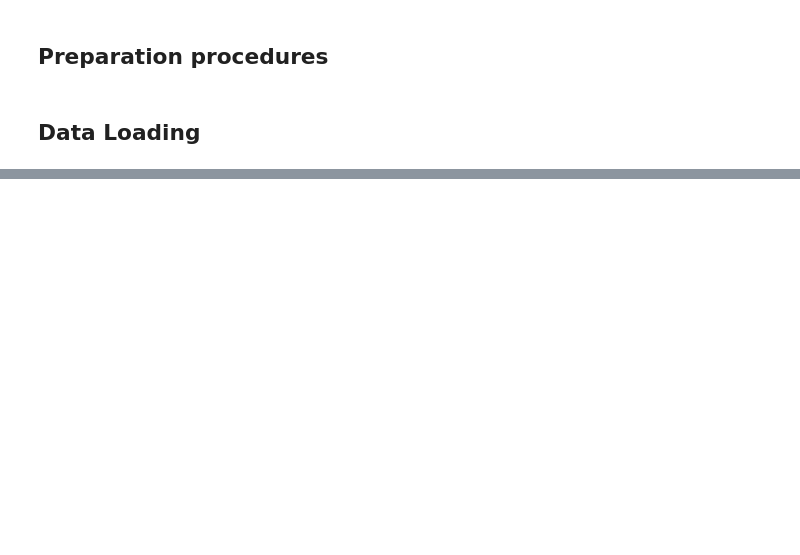
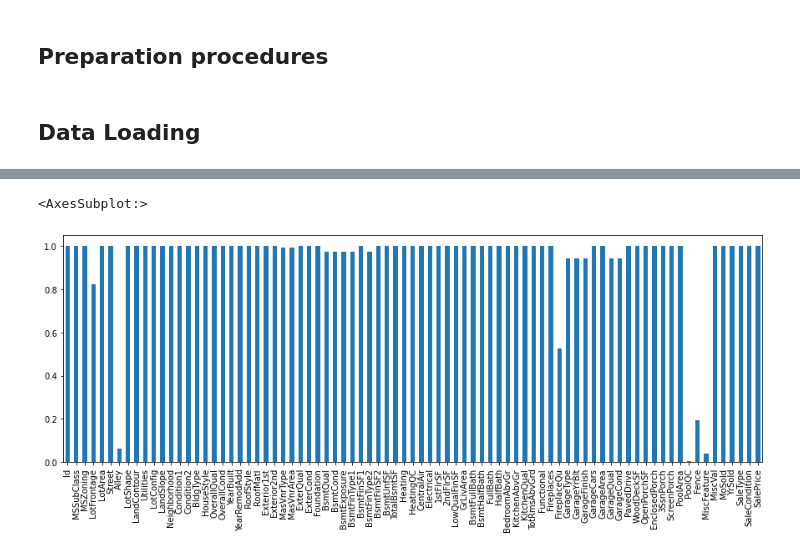
Before and after one commit to PeTRUEha/Data_Science_Projects, a Jupyter notebook: working/notebook.ipynb, the cells around one changed output, grey strips where cells are left out. Drawn from its saved outputs; the diff is of its cells as text; code cells hidden in the pictures; blank space fills up the shorter version.

```diff
--- a/working/notebook.ipynb
+++ b/working/notebook.ipynb
@@ -12,5 +20,6 @@ from ml_utils import utils
 utils = reload(utils)
 # %%
 pd.set_option('display.max_columns', None)
+plt.rcParams["figure.figsize"] = (15,5)
 # %% [markdown]
 ## Data Loading
@@ -26 +31,4 @@ FileNotFoundError: [Errno 2] No such file or directory: '../input/house-prices-a
+# %%
+train = raw_train.copy()
+test = raw_test.copy()
 # %% [markdown]
@@ -31,0 +45,6 @@ NameError: name 'raw_train' is not defined
+# %%
+perc = utils.get_not_nans_fraction_by_column(train)
+perc.plot.bar()
+# %% [output]
+<AxesSubplot:>
+[figure, added]
```
Also changed, not shown: parts of 6 cells of this notebook.
